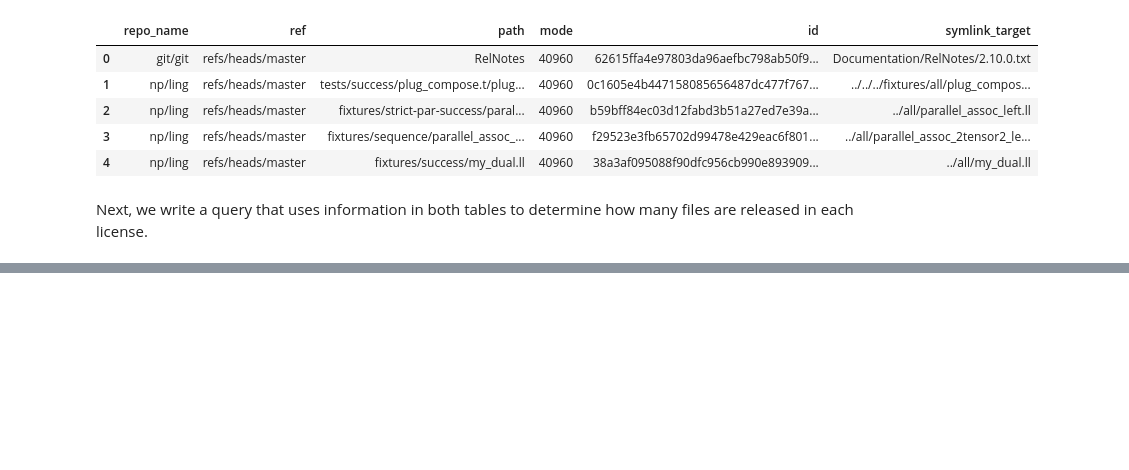
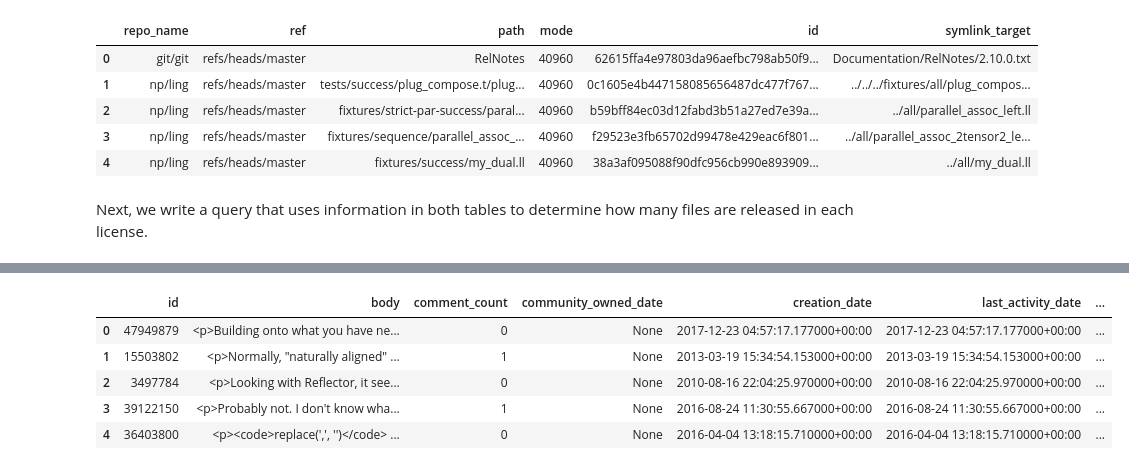
Before and after one commit to LooseDaMoose/KaggleIntro2SQL, a Jupyter notebook: 6_JoiningData.ipynb, the cells around one changed output, grey strips where cells are left out. Saved outputs shown, nothing was run; the diff lists cells and outputs as text; code cells hidden in the pictures; blank space fills up the shorter version.

```diff
--- a/6_JoiningData.ipynb
+++ b/6_JoiningData.ipynb
@@ -144,0 +200,15 @@ It was a big query, but it gave us a nice table summarizing how many files have
+# %%
+# tb ref
+tb_ref = db.table("posts_answers")
+# tb
+tb = client.get_table(tb_ref)
+
+# look at first five rows
+client.list_rows(tb, max_results = 5).to_dataframe()
+# %% [output]
+|  | id | body | comment_count | community_owned_date | creation_date | last_activity_date | ... |
+| 0 | 47949879 | <p>Building onto what you have ne... | 0 | None | 2017-12-23 04:57:17.177000+00:00 | 2017-12-23 04:57:17.177000+00:00 | ... |
+| 1 | 15503802 | <p>Normally, "naturally aligned" ... | 1 | None | 2013-03-19 15:34:54.153000+00:00 | 2013-03-19 15:34:54.153000+00:00 | ... |
+| 2 | 3497784 | <p>Looking with Reflector, it see... | 0 | None | 2010-08-16 22:04:25.970000+00:00 | 2010-08-16 22:04:25.970000+00:00 | ... |
+| 3 | 39122150 | <p>Probably not. I don't know wha... | 1 | None | 2016-08-24 11:30:55.667000+00:00 | 2016-08-24 11:30:55.667000+00:00 | ... |
+| 4 | 36403800 | <p><code>replace(',', '')</code> ... | 0 | None | 2016-04-04 13:18:15.710000+00:00 | 2016-04-04 13:18:15.710000+00:00 | ... |
```
Also changed, not shown: parts of 20 cells of this notebook.
